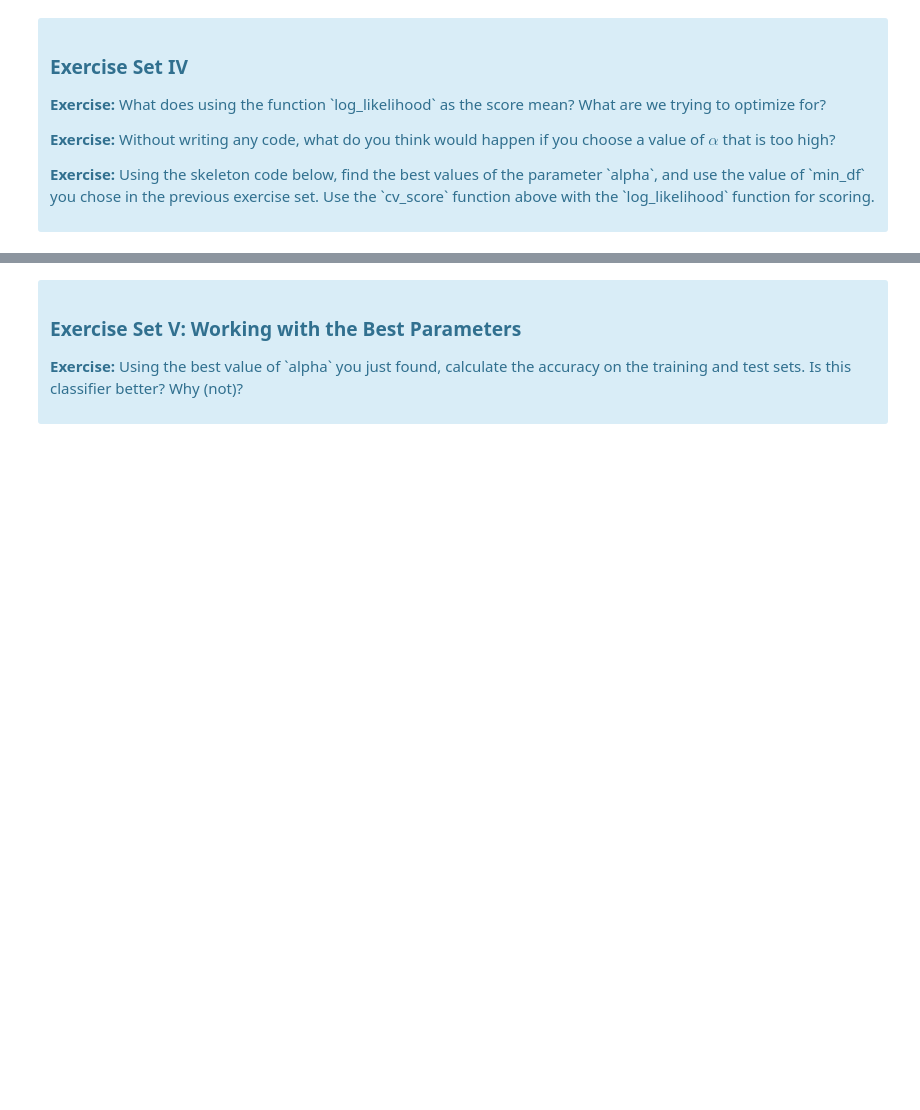
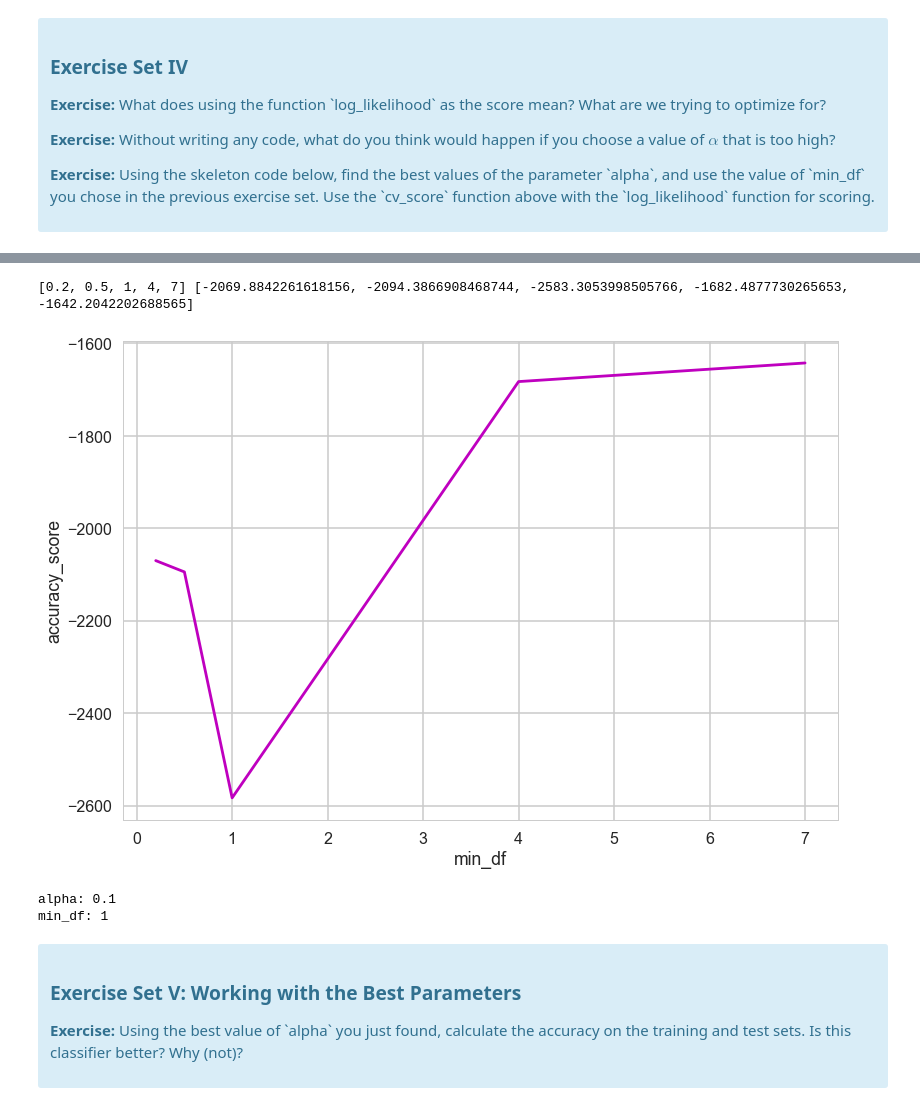
Before and after one commit to DrAugustine1981/Springboard, a Jupyter notebook: Mini_Project_Naive_Bayes.ipynb, the cells around one changed output, grey strips where cells are left out. Saved outputs shown, nothing was run; the diff lists cells and outputs as text; code cells hidden in the pictures; blank space fills up the shorter version.

```diff
--- a/Mini_Project_Naive_Bayes.ipynb
+++ b/Mini_Project_Naive_Bayes.ipynb
@@ -389,3 +386,34 @@ print("alpha: {}".format(best_alpha))
+# %%
+score2=[]
+
+best=[0.2, 0.5, 1, 4, 7]
+for b in best:
+    vectorizer = CountVectorizer(min_df=b)
+    Xthis, ythis = make_xy(critics, vectorizer)
+    Xtrainthis = Xthis[mask]
+    ytrainthis = ythis[mask]
+    nb=MultinomialNB(alpha=5)
+    nb.fit(Xtrainthis,ytrainthis)
+    score2.append(cv_score(nb, Xthis, ythis, log_likelihood))
+
+print(best, score2)
+# %% [output]
+[0.2, 0.5, 1, 4, 7] [-2069.8842261618156, -2094.3866908468744, -2583.3053998505766, -1682.4877730265653, -1642.2042202688565]
+# %%
+plt.plot(best, score2, color='m')
+plt.xlabel('min_df')
+plt.ylabel('accuracy_score')
+plt.show()
+# %% [output]
+[figure, added]
+# %%
+best_alpha=0.1
+best_min_df=1
+print("alpha: {}".format(best_alpha))
+print("min_df: {}".format(best_min_df))
+# %% [output]
+alpha: 0.1
+min_df: 1
 # %% [markdown]
 <div class="span5 alert alert-info">
 <h3>Exercise Set V: Working with the Best Parameters</h3>
```
Also changed, not shown: parts of 13 cells of this notebook.
